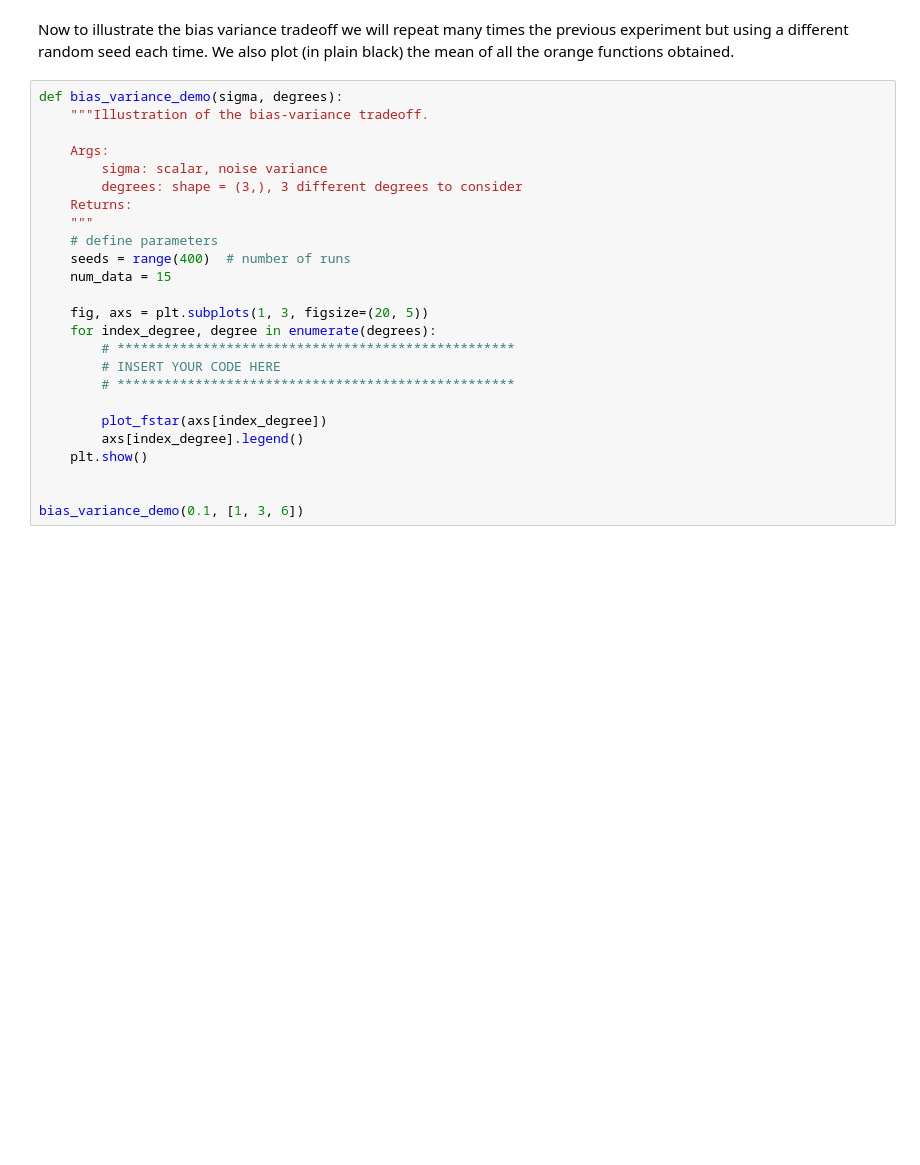
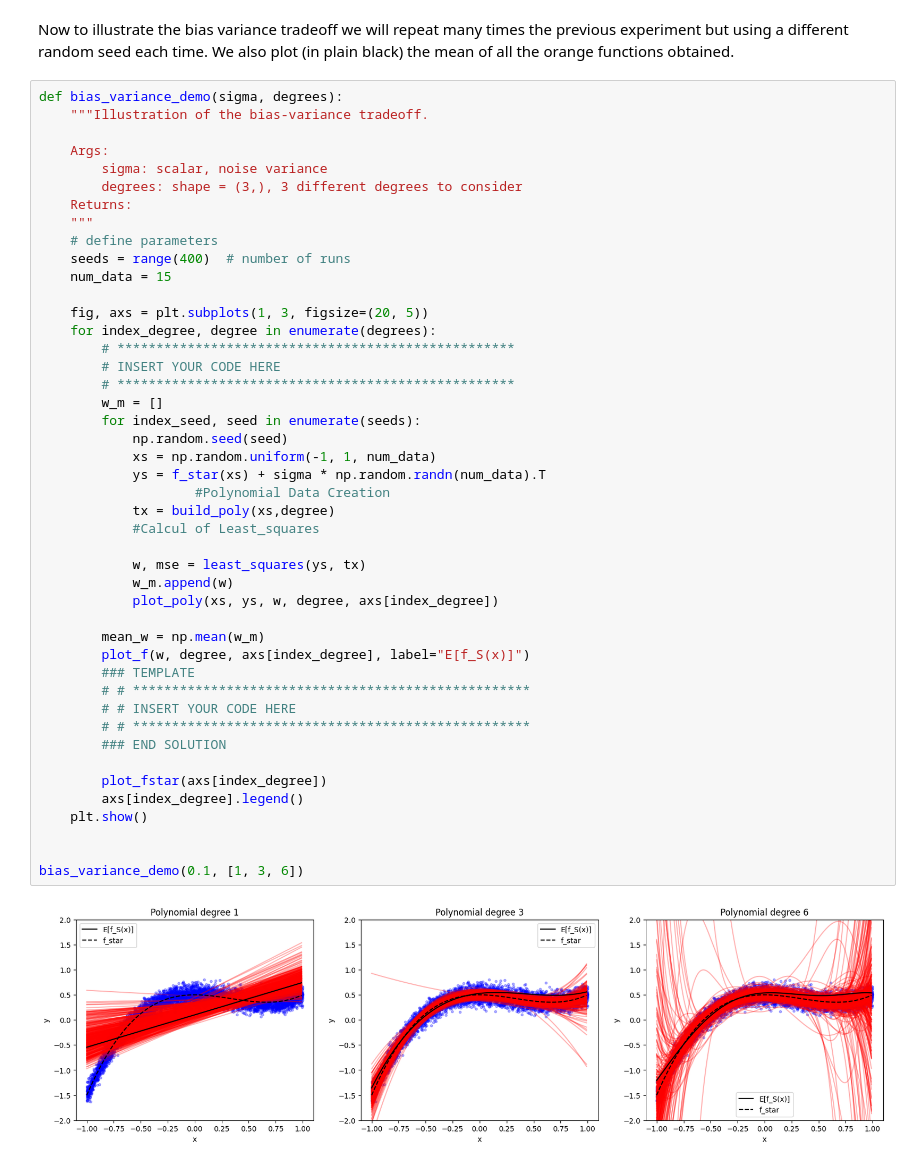
Before and after one commit to fpalmisa/ML_course, a Jupyter notebook: labs/ex04/template/ex04.ipynb, the cells around one changed output. Cells and saved outputs as stored; diff of their text form; blank space fills up the shorter version.

```diff
--- a/labs/ex04/template/ex04.ipynb
+++ b/labs/ex04/template/ex04.ipynb
@@ -351,28 +360,50 @@ Now to illustrate the bias variance tradeoff we will repeat many times the previ
 # %%
 def bias_variance_demo(sigma, degrees):
     """Illustration of the bias-variance tradeoff.
 
     Args:
         sigma: scalar, noise variance
         degrees: shape = (3,), 3 different degrees to consider
     Returns:
     """
     # define parameters
     seeds = range(400)  # number of runs
     num_data = 15
 
     fig, axs = plt.subplots(1, 3, figsize=(20, 5))
     for index_degree, degree in enumerate(degrees):
         # ***************************************************
         # INSERT YOUR CODE HERE
         # ***************************************************
+        w_m = []
+        for index_seed, seed in enumerate(seeds):
+            np.random.seed(seed)
+            xs = np.random.uniform(-1, 1, num_data)
+            ys = f_star(xs) + sigma * np.random.randn(num_data).T
+                    #Polynomial Data Creation
+            tx = build_poly(xs,degree)
+            #Calcul of Least_squares
+
+            w, mse = least_squares(ys, tx)
+            w_m.append(w)
+            plot_poly(xs, ys, w, degree, axs[index_degree])
+
+        mean_w = np.mean(w_m)
+        plot_f(w, degree, axs[index_degree], label="E[f_S(x)]")
+        ### TEMPLATE
+        # # ***************************************************
+        # # INSERT YOUR CODE HERE
+        # # ***************************************************
+        ### END SOLUTION
 
         plot_fstar(axs[index_degree])
         axs[index_degree].legend()
     plt.show()
 
 
 bias_variance_demo(0.1, [1, 3, 6])
+# %% [output]
+[figure, added]
 # %% [markdown]
 Your output should ressemble to this:
 ![alt text](bias_variance.png)
```
Also changed, not shown: parts of 5 cells of this notebook.
